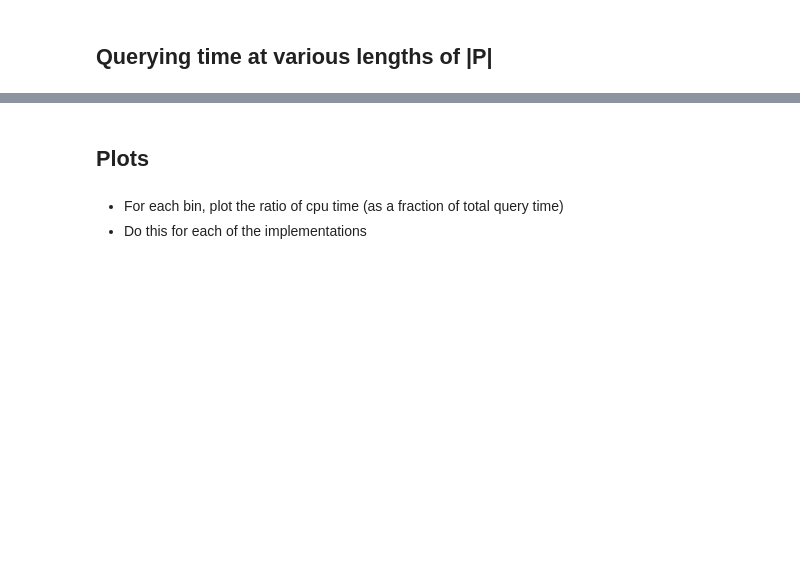
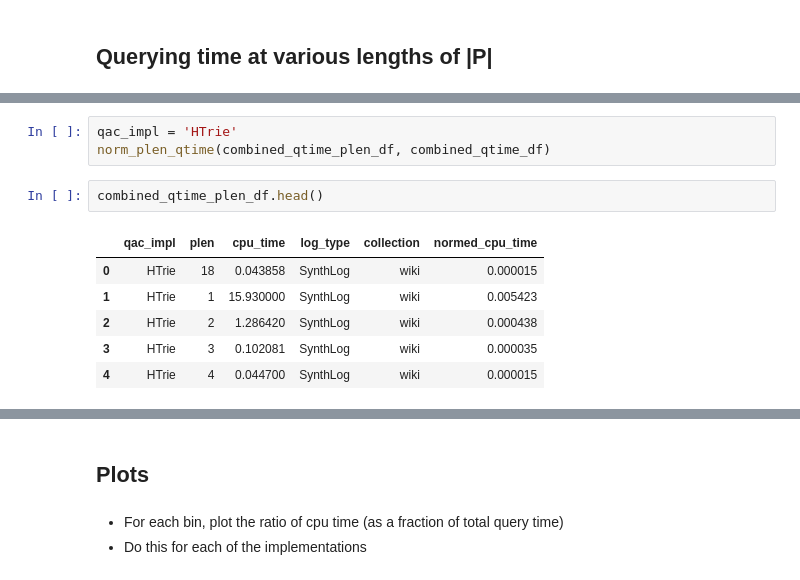
Before and after one commit to unnikrishnanta/qac-eval, a Jupyter notebook: Python/Notebooks/QueryTimes.ipynb, the cells around one changed output, grey strips where cells are left out. Drawn from its saved outputs; the diff is of its cells as text; blank space fills up the shorter version.

```diff
--- a/Python/Notebooks/QueryTimes.ipynb
+++ b/Python/Notebooks/QueryTimes.ipynb
@@ -276 +302,13 @@ wiki_qtime_plen_df.head(5)
+# %%
+qac_impl = 'HTrie'
+norm_plen_qtime(combined_qtime_plen_df, combined_qtime_df)
+# %%
+combined_qtime_plen_df.head()
+# %% [output]
+|  | qac_impl | plen | cpu_time | log_type | collection | normed_cpu_time |
+| 0 | HTrie | 18 | 0.043858 | SynthLog | wiki | 0.000015 |
+| 1 | HTrie | 1 | 15.930000 | SynthLog | wiki | 0.005423 |
+| 2 | HTrie | 2 | 1.286420 | SynthLog | wiki | 0.000438 |
+| 3 | HTrie | 3 | 0.102081 | SynthLog | wiki | 0.000035 |
+| 4 | HTrie | 4 | 0.044700 | SynthLog | wiki | 0.000015 |
 # %%
```
Also changed, not shown: parts of 12 cells of this notebook, 6 other files.
